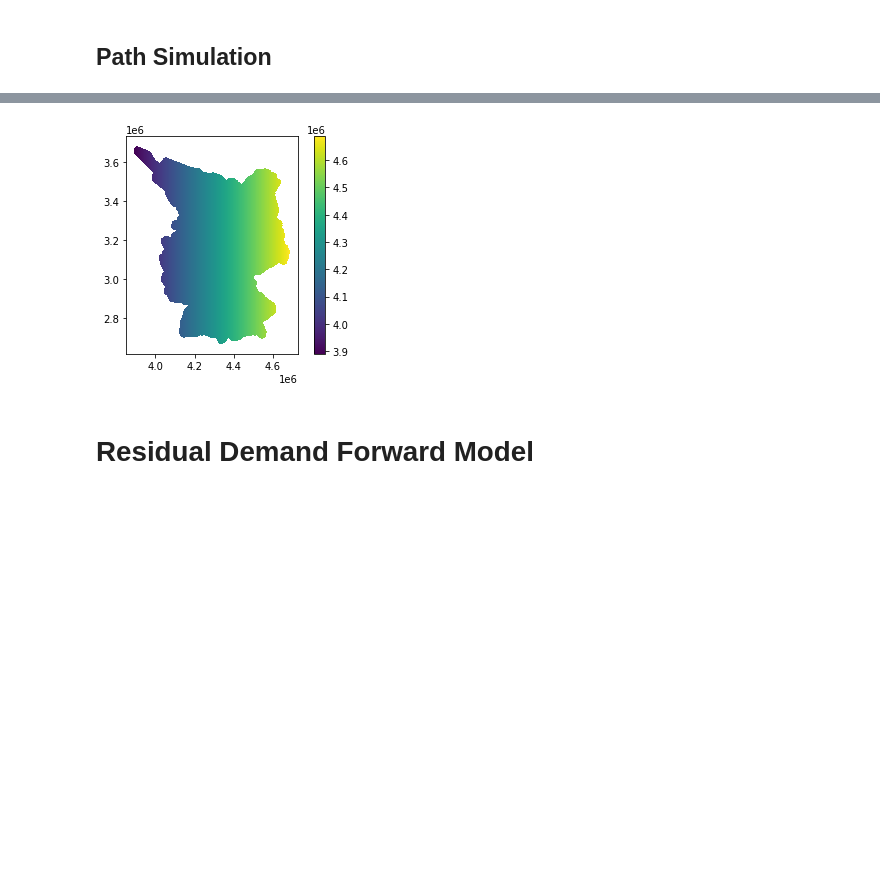
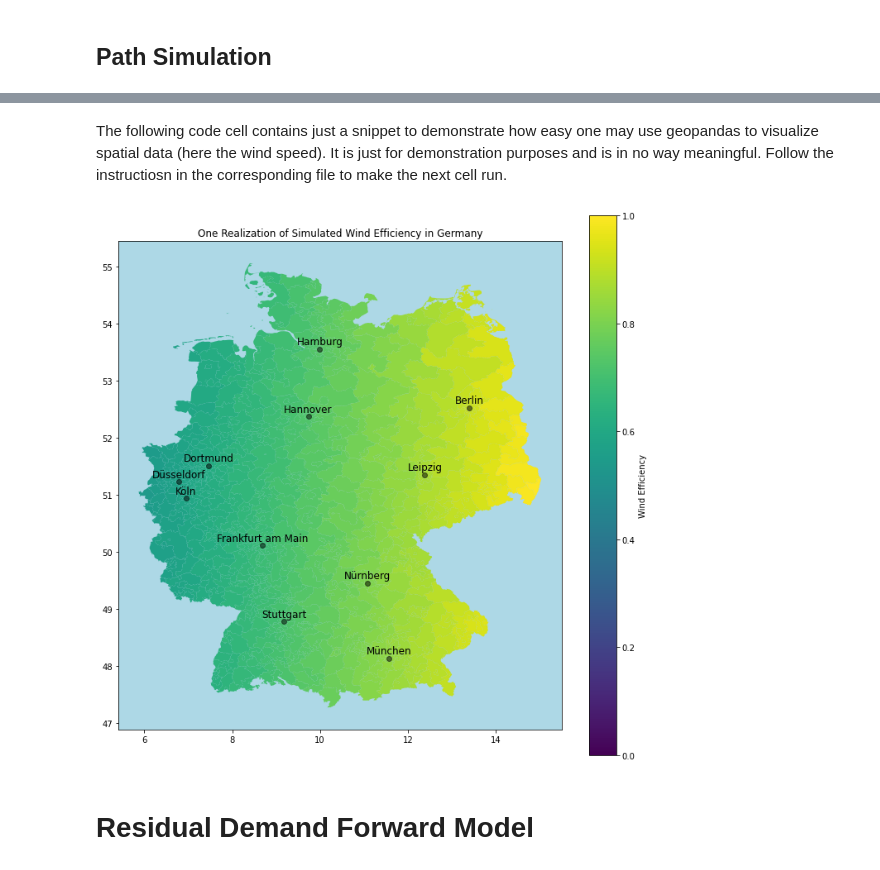
Before and after one commit to hnguyen-RIVACON/RiVaPy, a Jupyter notebook: docs/source/notebooks/models/residual_demand_forward_model_multi_region.ipynb, the cells around one changed output, grey strips where cells are left out. Drawn from its saved outputs; the diff is of its cells as text; code cells hidden in the pictures; blank space fills up the shorter version.

```diff
--- a/docs/source/notebooks/models/residual_demand_forward_model_multi_region.ipynb
+++ b/docs/source/notebooks/models/residual_demand_forward_model_multi_region.ipynb
@@ -123,11 +118,0 @@ np.choice(map_df)
-# %%
-import geopandas
-
-fp = "/home/doeltz/doeltz/development/map_de/de_1km.shp"
-map_df = geopandas.read_file(fp)
-
-map_df.plot('EOFORIGIN', legend=True);#, figsize=(12,8));
-
-plt.savefig('depp.png',dpi=1500)
-# %% [output]
-[figure, removed]
@@ -136,3 +119,12 @@ plt.savefig('depp.png',dpi=1500)
+# %% [markdown]
+The following code cell contains just a snippet to demonstrate how easy one may use geopandas to visualize spatial data (here the wind speed). It is just for demonstration purposes and is in no way meaningful. Follow the instructiosn in the corresponding file to make the next cell run.
+# %%
+from geopandas_residual_demand_forward_model import plot_efficiency_map
+plt.figure(figsize=(12,12))
+plot_efficiency_map(results)
+#plt.savefig('wind_efficiency_map.png', dpi=400)
+# %% [output]
+[figure, added]
 # %% [markdown]
 # Residual Demand Forward Model
 # %%
```
Also changed, not shown: parts of 4 cells of this notebook, 3 other files.
